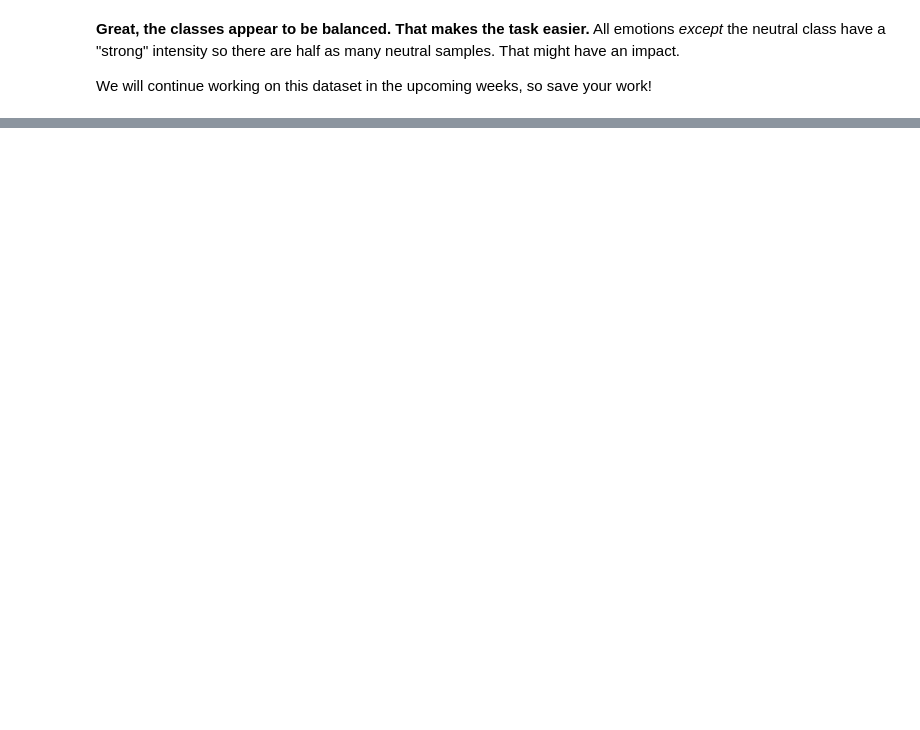
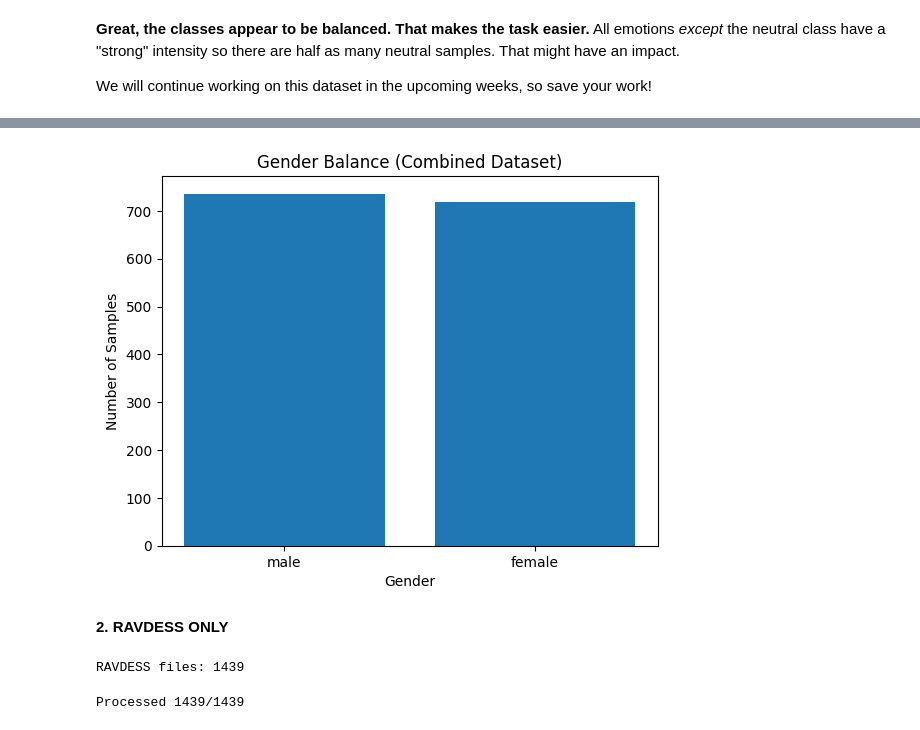
Before and after one commit to Yayu11/Week2-DataPreprocessing, a Jupyter notebook: Week 2.ipynb, the cells around one changed output, grey strips where cells are left out. Cells and saved outputs as stored; diff of their text form; code cells hidden in the pictures; blank space fills up the shorter version.

```diff
--- a/Week 2.ipynb
+++ b/Week 2.ipynb
@@ -717,0 +749,45 @@ We will continue working on this dataset in the upcoming weeks, so save your wor
+# %%
+def get_gender(file_path):
+    file_name = os.path.basename(file_path)
+
+    parts = file_name.split("-")
+
+    actor_id = int(parts[-1].split(".")[0])
+
+    if actor_id % 2 == 0:
+        return "female"
+    else:
+        return "male"
+# %%
+genders = []
+
+for f in files:
+    genders.append(get_gender(f))
+# %%
+from collections import Counter
+
+gender_counts = Counter(genders)
+
+plt.bar(gender_counts.keys(), gender_counts.values())
+plt.title("Gender Balance (Combined Dataset)")
+plt.xlabel("Gender")
+plt.ylabel("Number of Samples")
+plt.show()
+# %% [output]
+[figure, added]
+# %% [markdown]
+**2. RAVDESS ONLY**
+# %%
+import glob
+import os
+import numpy as np
+
+ravdess_files = (
+    glob.glob("/content/drive/MyDrive/IAT360_Assignment2/Audio_Data/Actor_0[1-9]/*.wav") +
+    glob.glob("/content/drive/MyDrive/IAT360_Assignment2/Audio_Data/Actor_1[0-9]/*.wav") +
+    glob.glob("/content/drive/MyDrive/IAT360_Assignment2/Audio_Data/Actor_2[0-4]/*.wav")
+)
+
+print("RAVDESS files:", len(ravdess_files))
+# %% [output]
+RAVDESS files: 1439
@@ -717,0 +822,4 @@ We will continue working on this dataset in the upcoming weeks, so save your wor
+# %%
+emotions_ravdess = load_data(ravdess_files)
+# %% [output]
+Processed 1439/1439
```
Also changed, not shown: parts of 14 cells of this notebook.
